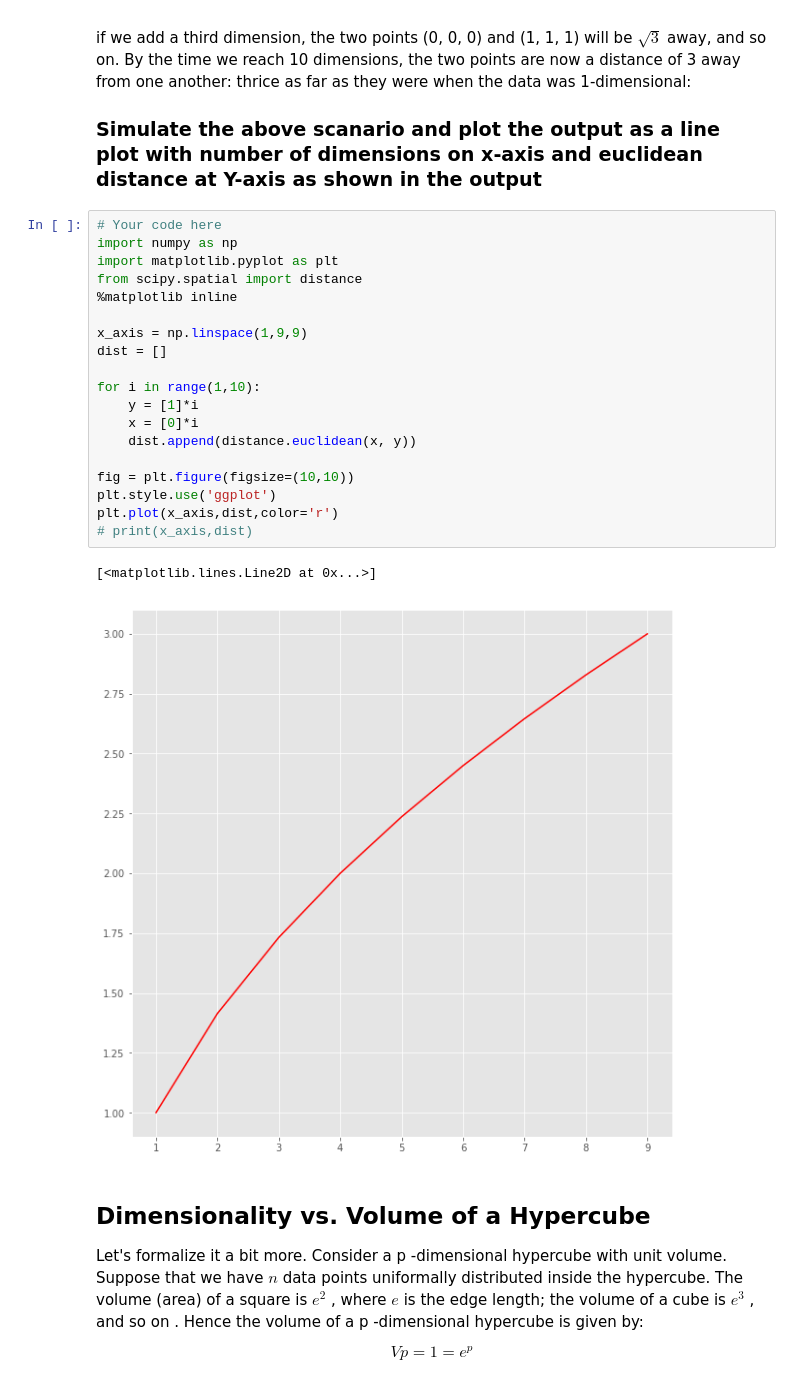
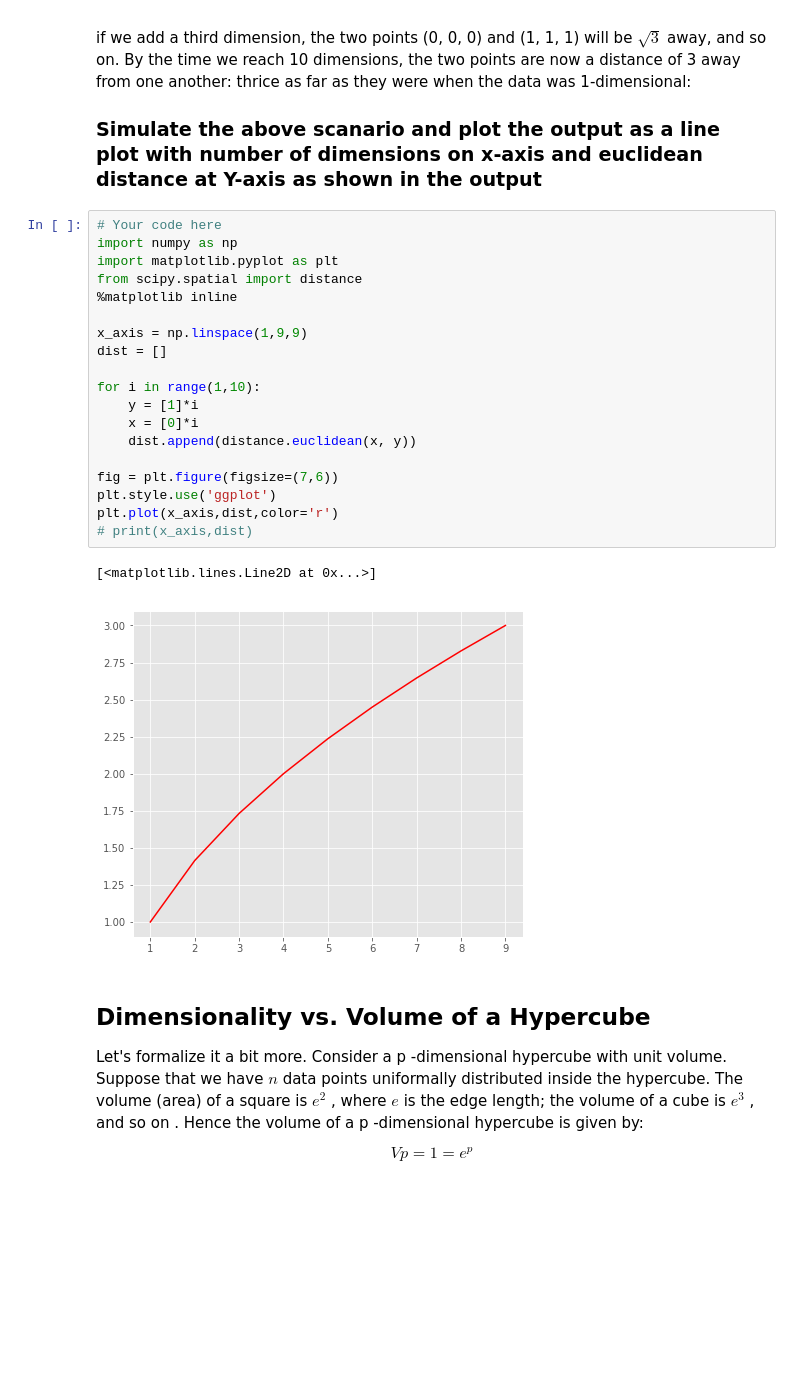
Before and after one commit to elenasm7/dsc-3-34-03-curse-of-dimensionality-simulation-lab-nyc-ds-career-012819, a Jupyter notebook: index.ipynb, the cells around one changed output. Saved outputs shown, nothing was run; the diff lists cells and outputs as text; blank space fills up the shorter version.

```diff
--- a/index.ipynb
+++ b/index.ipynb
@@ -42,25 +42,25 @@ if we add a third dimension, the two points (0, 0, 0) and (1, 1, 1) will be $\sq
 # %%
 # Your code here
 import numpy as np
 import matplotlib.pyplot as plt
 from scipy.spatial import distance
 %matplotlib inline
 
 x_axis = np.linspace(1,9,9)
 dist = []
 
 for i in range(1,10):
     y = [1]*i
     x = [0]*i
     dist.append(distance.euclidean(x, y))
 
-fig = plt.figure(figsize=(10,10))
+fig = plt.figure(figsize=(7,6))
 plt.style.use('ggplot')
 plt.plot(x_axis,dist,color='r')
 # print(x_axis,dist)
 # %% [output]
 [<matplotlib.lines.Line2D at 0x...>]
-[figure, old version]
+[figure, new version]
 # %% [markdown]
 ## Dimensionality vs. Volume of a Hypercube
 Let's formalize it a bit more. Consider a  p -dimensional hypercube with unit volume. Suppose that we have $n$  data points uniformally distributed inside the hypercube. The volume (area) of a square is  $e^2$ , where  $e$  is the edge length; the volume of a cube is  $e^3$ , and so on . Hence the volume of a  p -dimensional hypercube is given by:
```
